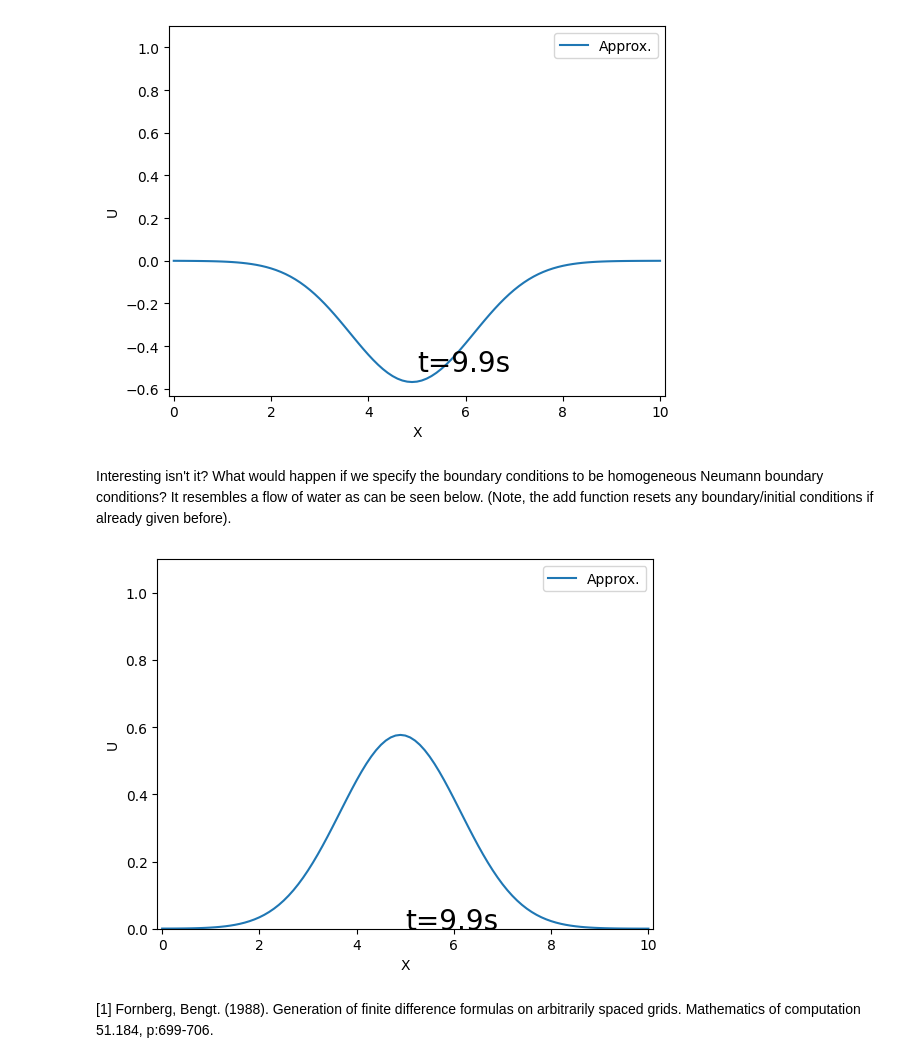
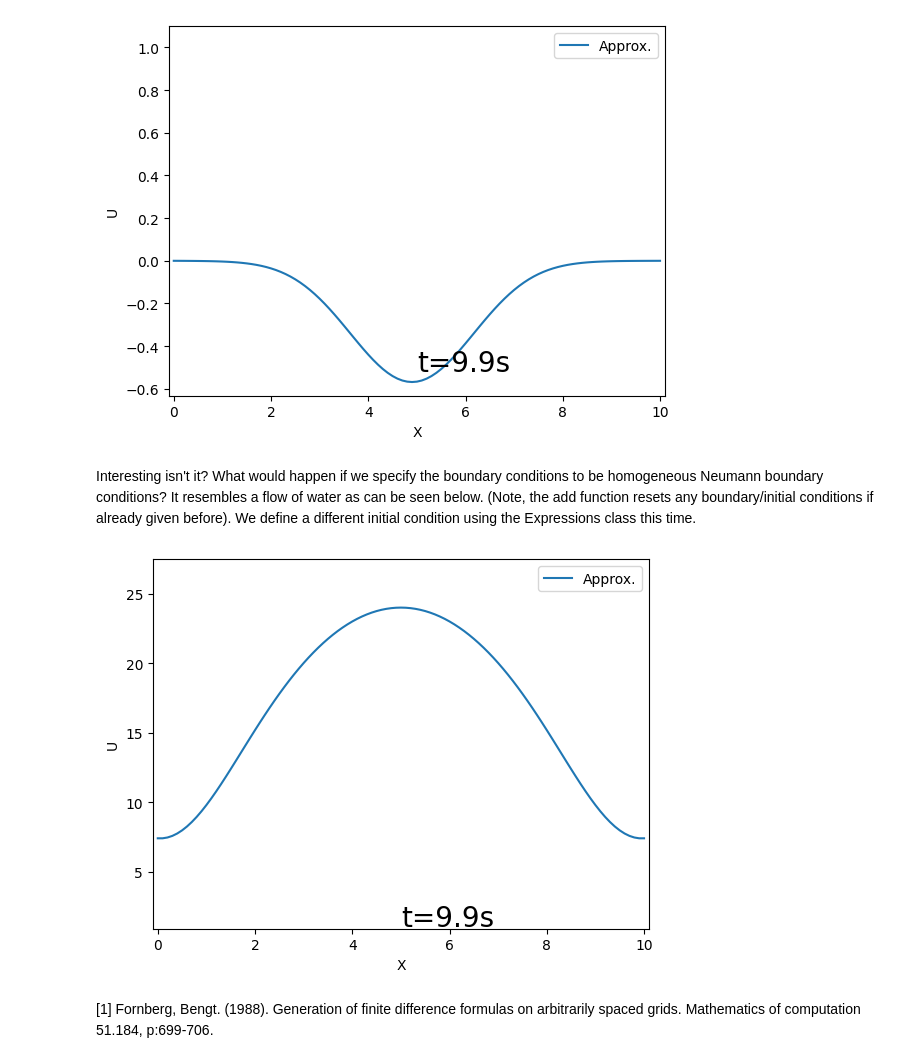
Before and after one commit to JadM133/FDpy, a Jupyter notebook: sample_code/sample_code.ipynb, the cells around one changed output. Cells and saved outputs as stored; diff of their text form; code cells hidden in the pictures.

```diff
--- a/trial.ipynb
+++ b/sample_code/sample_code.ipynb
@@ -209,13 +210,16 @@ er = problem4.post_process(solution, save=True, jup=True)
 # %% [output]
 [figure]
 # %% [markdown]
-Interesting isn't it? What would happen if we specify the boundary conditions to be homogeneous Neumann boundary conditions? It resembles a flow of water as can be seen below. (Note, the add function resets any boundary/initial conditions if already given before).
+Interesting isn't it? What would happen if we specify the boundary conditions to be homogeneous Neumann boundary conditions? It resembles a flow of water as can be seen below. (Note, the add function resets any boundary/initial conditions if already given before). We define a different initial condition using the Expressions class this time.
 # %%
-problem4.add(boundary=[(0, 1), (0, 1)], initial=[func(x_vec), (0, 1)], bc_map=[0, -1])
+from FDpy.expressions import Symbol
+x = Symbol('x')  # Symbol name always has to be x
+func = -1*(x-5)**2+25
+problem4.add(boundary=[(0, 1), (0, 1)], initial=[func, (0, 1)], bc_map=[0, -1])
 solution = problem4.forward_in_time(acc_x=1, acc_t=1)
 er = problem4.post_process(solution, save=True, jup=True)
 # %% [output]
-[figure, old version]
+[figure, new version]
 # %% [markdown]
 <a id="1">[1]</a>
 Fornberg, Bengt. (1988).
```
Also changed, not shown: parts of 1 cell of this notebook, 3 other files.
